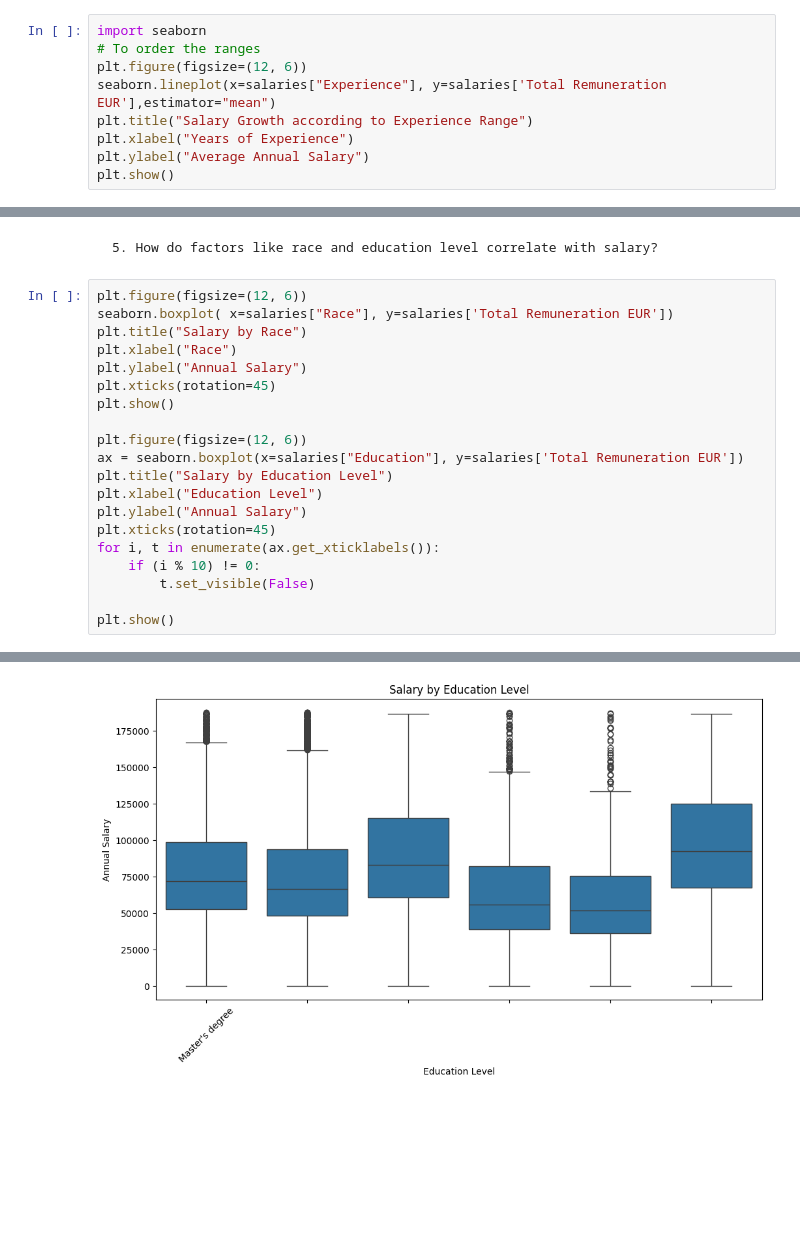
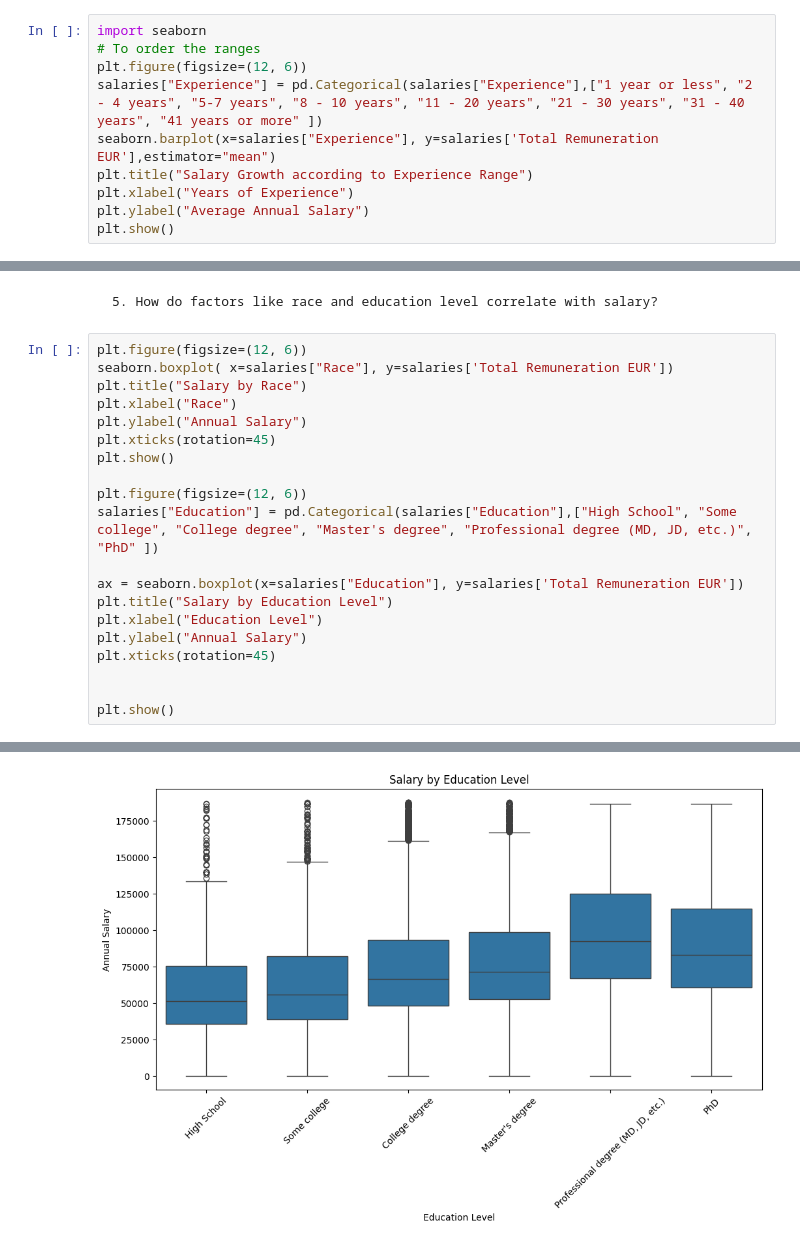
Before and after one commit to Jaddevvv/final_project, a Jupyter notebook: Exercise 99 - Exam - Salaries.ipynb, the cells around one changed output, grey strips where cells are left out. Cells and saved outputs as stored; diff of their text form; blank space fills up the shorter version.

Commit message:
fix experience and education graphs

```diff
--- a/Exercise 99 - Exam - Salaries.ipynb
+++ b/Exercise 99 - Exam - Salaries.ipynb
@@ -546,7 +529,8 @@ Name: Total Remuneration EUR, dtype: float64
 import seaborn
 # To order the ranges
 plt.figure(figsize=(12, 6))
-seaborn.lineplot(x=salaries["Experience"], y=salaries['Total Remuneration EUR'],estimator="mean")
+salaries["Experience"] = pd.Categorical(salaries["Experience"],["1 year or less", "2 - 4 years", "5-7 years", "8 - 10 years", "11 - 20 years", "21 - 30 years", "31 - 40 years", "41 years or more" ])
+seaborn.barplot(x=salaries["Experience"], y=salaries['Total Remuneration EUR'],estimator="mean")
 plt.title("Salary Growth according to Experience Range")
 plt.xlabel("Years of Experience")
 plt.ylabel("Average Annual Salary")
@@ -559,23 +543,23 @@ plt.show()
 # %%
 plt.figure(figsize=(12, 6))
 seaborn.boxplot( x=salaries["Race"], y=salaries['Total Remuneration EUR'])
 plt.title("Salary by Race")
 plt.xlabel("Race")
 plt.ylabel("Annual Salary")
 plt.xticks(rotation=45)
 plt.show()
 
 plt.figure(figsize=(12, 6))
+salaries["Education"] = pd.Categorical(salaries["Education"],["High School", "Some college", "College degree", "Master's degree", "Professional degree (MD, JD, etc.)", "PhD" ])
+
 ax = seaborn.boxplot(x=salaries["Education"], y=salaries['Total Remuneration EUR'])
 plt.title("Salary by Education Level")
 plt.xlabel("Education Level")
 plt.ylabel("Annual Salary")
 plt.xticks(rotation=45)
-for i, t in enumerate(ax.get_xticklabels()):
-    if (i % 10) != 0:
-        t.set_visible(False)
+
 
 plt.show()
 # %% [output]
 [figure]
-[figure, old version]
+[figure, new version]
```
Also changed, not shown: parts of 8 cells of this notebook.
